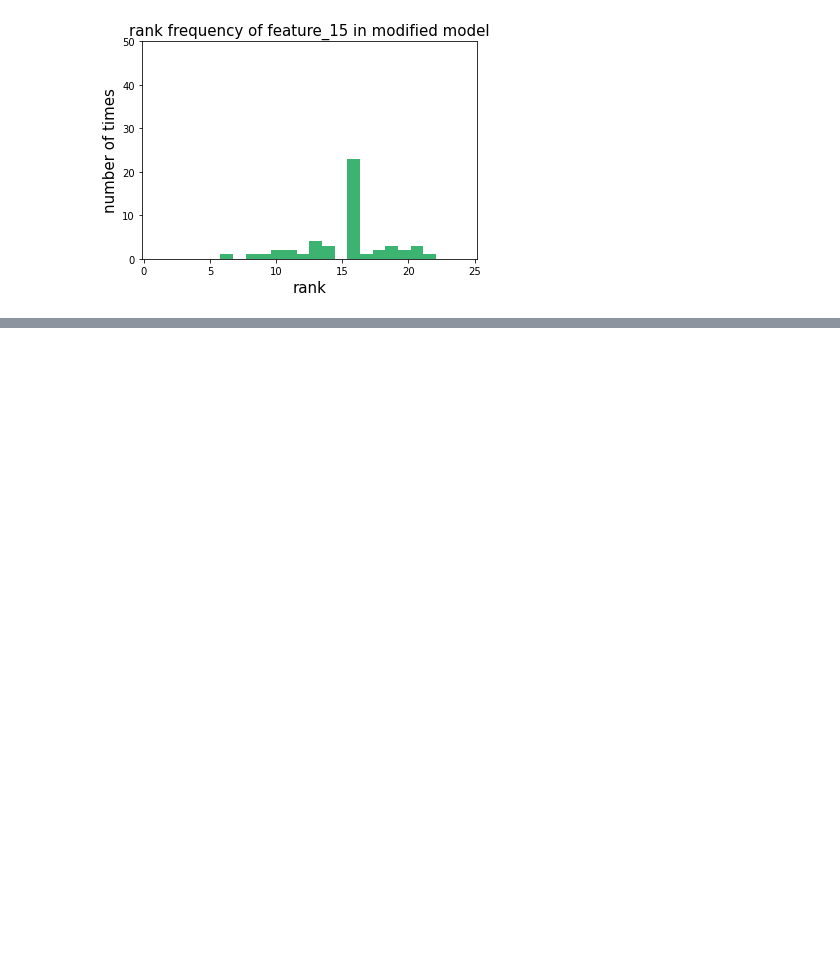
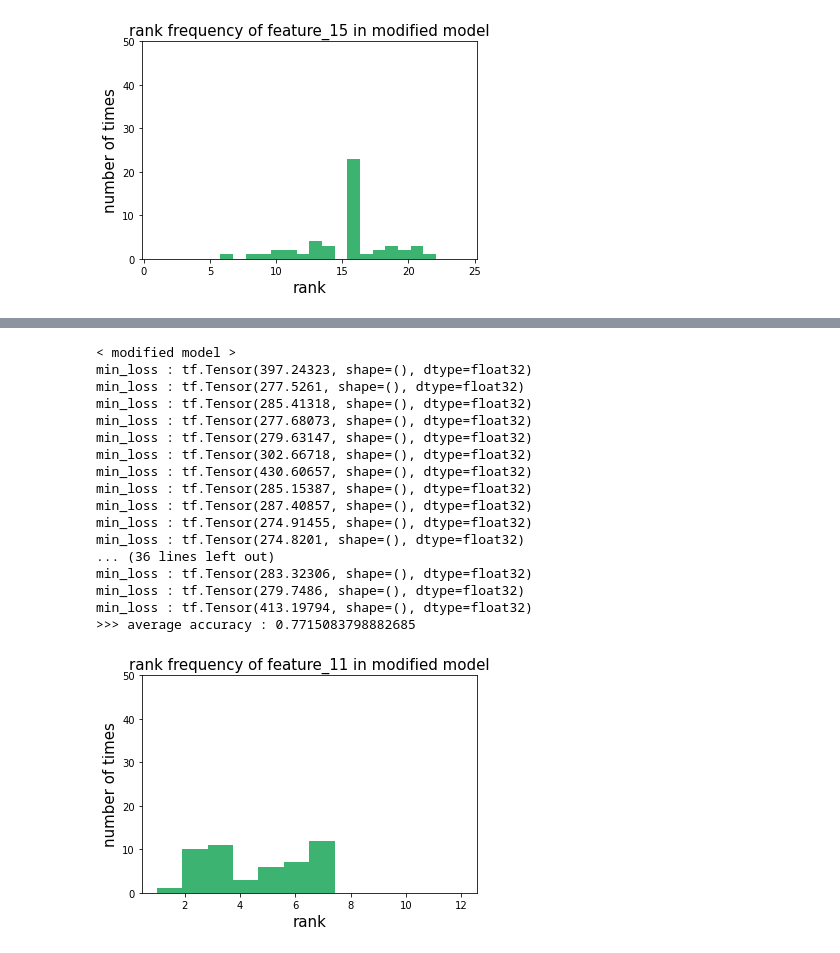
Before and after one commit to takehigu26/adv_exp, a Jupyter notebook: my_adv_exp/experiment_notebook.ipynb, the cells around one changed output, grey strips where cells are left out. Cells and saved outputs as stored; diff of their text form; code cells hidden in the pictures; blank space fills up the shorter version.

```diff
--- a/my_adv_exp/experiment_notebook.ipynb
+++ b/my_adv_exp/experiment_notebook.ipynb
@@ -66,0 +106,23 @@ min_loss : tf.Tensor(370.8126, shape=(), dtype=float32)
+# %%
+%matplotlib inline
+targets = [[2, -1], [11, 1]]
+plot_ranking_histogram(get_titanic, 11, targets=targets, epochs=50, text_index=3)
+# %% [output]
+< modified model >
+min_loss : tf.Tensor(397.24323, shape=(), dtype=float32)
+min_loss : tf.Tensor(277.5261, shape=(), dtype=float32)
+min_loss : tf.Tensor(285.41318, shape=(), dtype=float32)
+min_loss : tf.Tensor(277.68073, shape=(), dtype=float32)
+min_loss : tf.Tensor(279.63147, shape=(), dtype=float32)
+min_loss : tf.Tensor(302.66718, shape=(), dtype=float32)
+min_loss : tf.Tensor(430.60657, shape=(), dtype=float32)
+min_loss : tf.Tensor(285.15387, shape=(), dtype=float32)
+min_loss : tf.Tensor(287.40857, shape=(), dtype=float32)
+min_loss : tf.Tensor(274.91455, shape=(), dtype=float32)
+min_loss : tf.Tensor(274.8201, shape=(), dtype=float32)
+... (36 lines left out)
+min_loss : tf.Tensor(283.32306, shape=(), dtype=float32)
+min_loss : tf.Tensor(279.7486, shape=(), dtype=float32)
+min_loss : tf.Tensor(413.19794, shape=(), dtype=float32)
+>>> average accuracy : 0.7715083798882685
+[figure, added]
```
Also changed, not shown: parts of 5 cells of this notebook, 6 other files.
